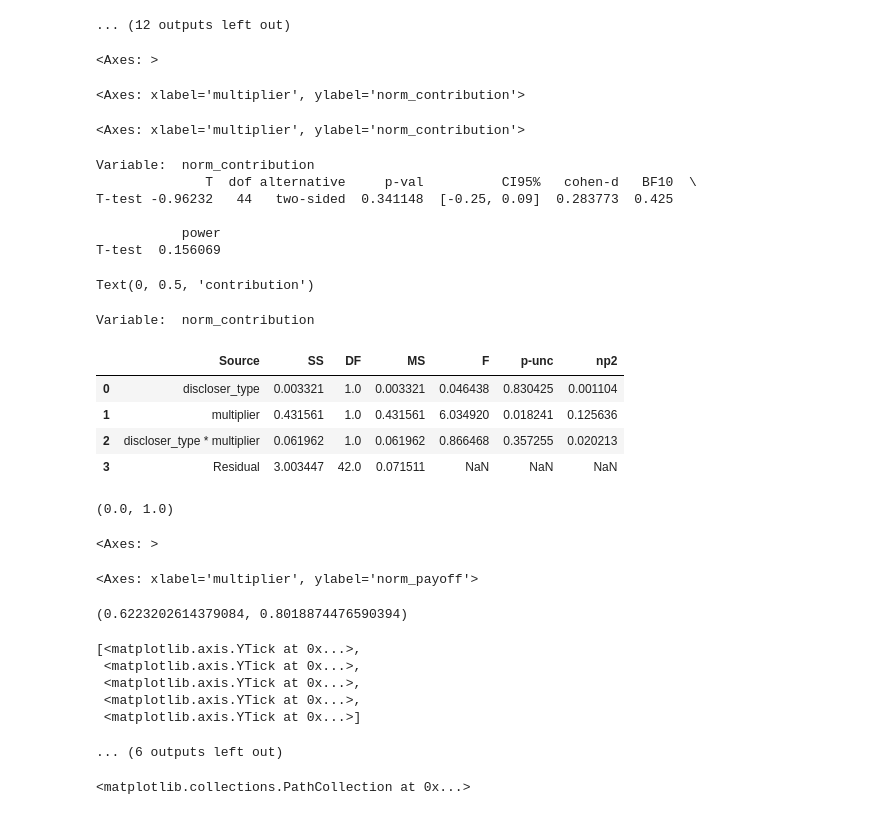
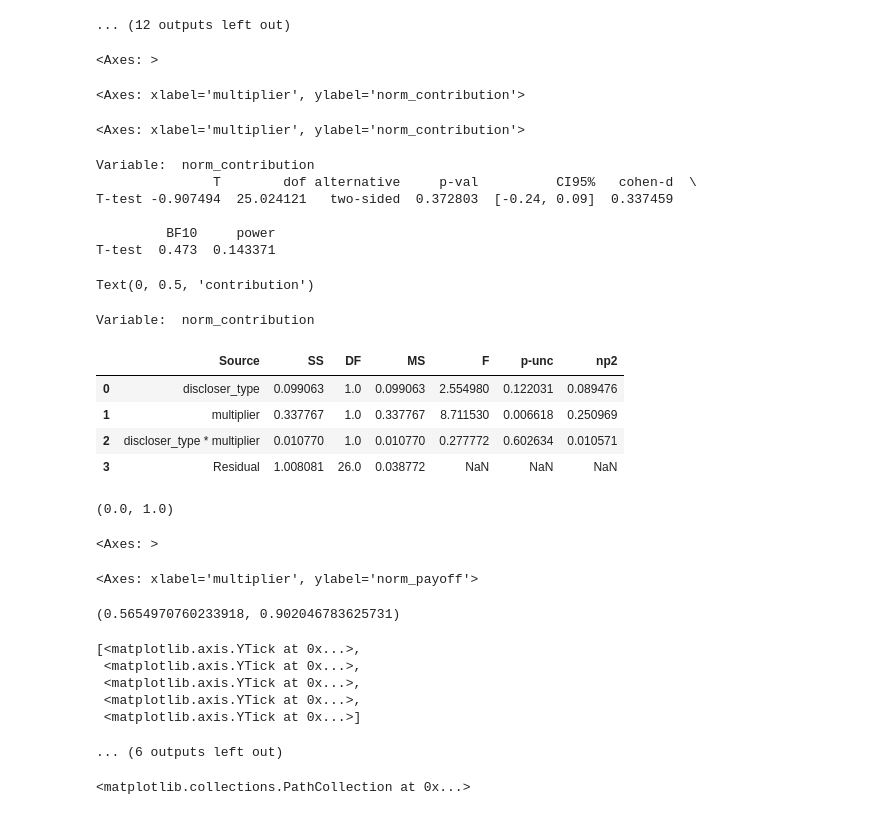
Before and after one commit to bsgarcia/CovidGoodGameAnalysis, a Jupyter notebook: analysis_single.ipynb, the cells around one changed output. Saved outputs shown, nothing was run; the diff lists cells and outputs as text; code cells hidden in the pictures.

```diff
--- a/analysis_single.ipynb
+++ b/analysis_single.ipynb
@@ -248,7 +244,7 @@ for i, d in enumerate(dfs):
       # TODO: do something about this!!!!
       # TODO: CHECK IF THIS IS CORRECT
       # dfs[i] = dfs[i][dfs[i].round_number<33].copy()
-      dfs[i] = remove_bots(dfs[i].copy(), threshold=0.2)
+      # dfs[i] = remove_bots(dfs[i].copy(), threshold=0.5)
 
    print(f'Exp {i}', f'N={count}', f'filename={exp[i]}')
 
@@ -1128,7 +1058,7 @@ Text(0, 0.5, 'contribution')
  [Text(0, 0, 'free'), Text(1, 0, 'costly')])
 ... (12 outputs left out)
 # %%
-selected_exp = 4
+selected_exp = 1
 df = dfs[selected_exp].copy()
 # df['norm_payoff'] = (df.norm_payoff-df.norm_payoff.min())/(df.norm_payoff.max()-df.norm_payoff.min())
 
@@ -1220,45 +1150,45 @@ plt.ylim(df2.norm_payoff.min(), df2.norm_payoff.max())
 sns.despine(bottom=True)
 ax.set_yticks([0.6, 0.65, .70, .75, .80])
 
 
 r = pg.ttest(x=df2[df2['discloser_type'] == 'non-discloser'][vd],
             y=df2[df2['discloser_type'] == 'discloser'][vd])
 print('Variable: ', vd)
 print(r)
 # break
 plt.ylabel('payoff')
 # plt.ylim(0.6, .8)
 sns.despine(trim=True, bottom=True)
 plt.tick_params(axis='x', length=0)
 
 print('Variable: ', vd)
 pg.anova(data=df2, dv=vd, between=['discloser_type', 'multiplier'])
 plt.legend((), (), frameon=False)
 
 plt.tight_layout()
 
 plt.savefig(f'fig/fig2_interaction_exp{selected_exp}.svg')
 # %% [output]
 <Axes: >
 <Axes: xlabel='multiplier', ylabel='norm_contribution'>
 <Axes: xlabel='multiplier', ylabel='norm_contribution'>
 Variable:  norm_contribution
-              T  dof alternative     p-val          CI95%   cohen-d   BF10  \
-T-test -0.96232   44   two-sided  0.341148  [-0.25, 0.09]  0.283773  0.425
+               T        dof alternative     p-val          CI95%   cohen-d  \
+T-test -0.907494  25.024121   two-sided  0.372803  [-0.24, 0.09]  0.337459
 
-           power
-T-test  0.156069
+         BF10     power
+T-test  0.473  0.143371
 Text(0, 0.5, 'contribution')
 Variable:  norm_contribution
 |  | Source | SS | DF | MS | F | p-unc | np2 |
-| 0 | discloser_type | 0.003321 | 1.0 | 0.003321 | 0.046438 | 0.830425 | 0.001104 |
-| 1 | multiplier | 0.431561 | 1.0 | 0.431561 | 6.034920 | 0.018241 | 0.125636 |
-| 2 | discloser_type * multiplier | 0.061962 | 1.0 | 0.061962 | 0.866468 | 0.357255 | 0.020213 |
-| 3 | Residual | 3.003447 | 42.0 | 0.071511 | NaN | NaN | NaN |
+| 0 | discloser_type | 0.099063 | 1.0 | 0.099063 | 2.554980 | 0.122031 | 0.089476 |
+| 1 | multiplier | 0.337767 | 1.0 | 0.337767 | 8.711530 | 0.006618 | 0.250969 |
+| 2 | discloser_type * multiplier | 0.010770 | 1.0 | 0.010770 | 0.277772 | 0.602634 | 0.010571 |
+| 3 | Residual | 1.008081 | 26.0 | 0.038772 | NaN | NaN | NaN |
 (0.0, 1.0)
 <Axes: >
 <Axes: xlabel='multiplier', ylabel='norm_payoff'>
-(0.6223202614379084, 0.8018874476590394)
+(0.5654970760233918, 0.902046783625731)
 [<matplotlib.axis.YTick at 0x...>,
  <matplotlib.axis.YTick at 0x...>,
  <matplotlib.axis.YTick at 0x...>,
```
Also changed, not shown: parts of 7 cells of this notebook, 13 other files.
